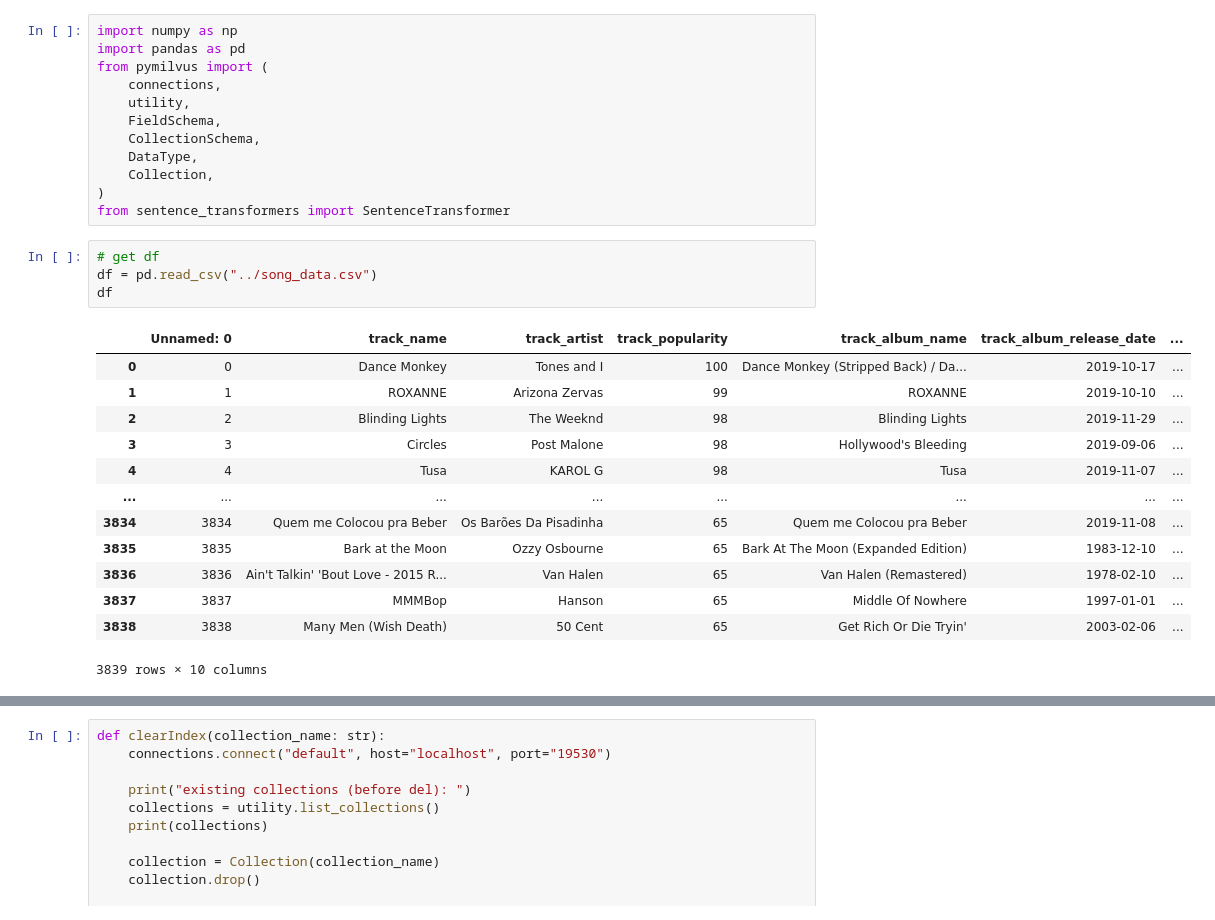
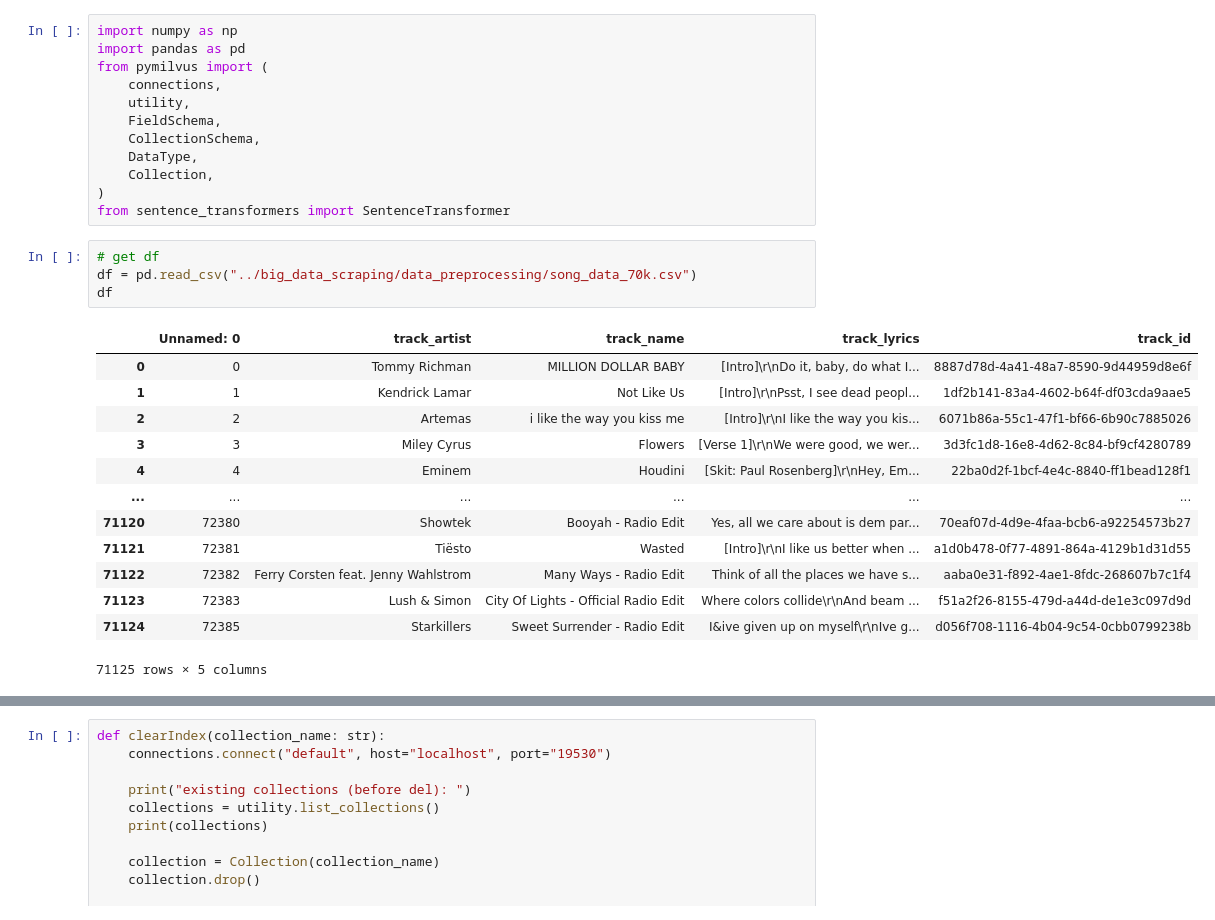
Before and after one commit to kirbs-btw/shuffle.ai, a Jupyter notebook: song_data/data_ingestion/data_ingestion.ipynb, the cells around one changed output, grey strips where cells are left out. Drawn from its saved outputs; the diff is of its cells as text.

Commit message:
data ingestion

```diff
--- a/song_data/data_ingestion/data_ingestion.ipynb
+++ b/song_data/data_ingestion/data_ingestion.ipynb
@@ -16,22 +16,22 @@ from pymilvus import (
 from sentence_transformers import SentenceTransformer
 # %%
 # get df
-df = pd.read_csv("../song_data.csv")
+df = pd.read_csv("../big_data_scraping/data_preprocessing/song_data_70k.csv")
 df
 # %% [output]
-|  | Unnamed: 0 | track_name | track_artist | track_popularity | track_album_name | track_album_release_date | ... |
-| 0 | 0 | Dance Monkey | Tones and I | 100 | Dance Monkey (Stripped Back) / Da... | 2019-10-17 | ... |
-| 1 | 1 | ROXANNE | Arizona Zervas | 99 | ROXANNE | 2019-10-10 | ... |
-| 2 | 2 | Blinding Lights | The Weeknd | 98 | Blinding Lights | 2019-11-29 | ... |
-| 3 | 3 | Circles | Post Malone | 98 | Hollywood's Bleeding | 2019-09-06 | ... |
-| 4 | 4 | Tusa | KAROL G | 98 | Tusa | 2019-11-07 | ... |
-| ... | ... | ... | ... | ... | ... | ... | ... |
-| 3834 | 3834 | Quem me Colocou pra Beber | Os Barões Da Pisadinha | 65 | Quem me Colocou pra Beber | 2019-11-08 | ... |
-| 3835 | 3835 | Bark at the Moon | Ozzy Osbourne | 65 | Bark At The Moon (Expanded Edition) | 1983-12-10 | ... |
-| 3836 | 3836 | Ain't Talkin' 'Bout Love - 2015 R... | Van Halen | 65 | Van Halen (Remastered) | 1978-02-10 | ... |
-| 3837 | 3837 | MMMBop | Hanson | 65 | Middle Of Nowhere | 1997-01-01 | ... |
-| 3838 | 3838 | Many Men (Wish Death) | 50 Cent | 65 | Get Rich Or Die Tryin' | 2003-02-06 | ... |
+|  | Unnamed: 0 | track_artist | track_name | track_lyrics | track_id |
+| 0 | 0 | Tommy Richman | MILLION DOLLAR BABY | [Intro]\r\nDo it, baby, do what I... | 8887d78d-4a41-48a7-8590-9d44959d8e6f |
+| 1 | 1 | Kendrick Lamar | Not Like Us | [Intro]\r\nPsst, I see dead peopl... | 1df2b141-83a4-4602-b64f-df03cda9aae5 |
+| 2 | 2 | Artemas | i like the way you kiss me | [Intro]\r\nI like the way you kis... | 6071b86a-55c1-47f1-bf66-6b90c7885026 |
+| 3 | 3 | Miley Cyrus | Flowers | [Verse 1]\r\nWe were good, we wer... | 3d3fc1d8-16e8-4d62-8c84-bf9cf4280789 |
+| 4 | 4 | Eminem | Houdini | [Skit: Paul Rosenberg]\r\nHey, Em... | 22ba0d2f-1bcf-4e4c-8840-ff1bead128f1 |
+| ... | ... | ... | ... | ... | ... |
+| 71120 | 72380 | Showtek | Booyah - Radio Edit | Yes, all we care about is dem par... | 70eaf07d-4d9e-4faa-bcb6-a92254573b27 |
+| 71121 | 72381 | Tiësto | Wasted | [Intro]\r\nI like us better when ... | a1d0b478-0f77-4891-864a-4129b1d31d55 |
+| 71122 | 72382 | Ferry Corsten feat. Jenny Wahlstrom | Many Ways - Radio Edit | Think of all the places we have s... | aaba0e31-f892-4ae1-8fdc-268607b7c1f4 |
+| 71123 | 72383 | Lush & Simon | City Of Lights - Official Radio Edit | Where colors collide\r\nAnd beam ... | f51a2f26-8155-479d-a44d-de1e3c097d9d |
+| 71124 | 72385 | Starkillers | Sweet Surrender - Radio Edit | I&ive given up on myself\r\nIve g... | d056f708-1116-4b04-9c54-0cbb0799238b |
-3839 rows × 10 columns
+71125 rows × 5 columns
 # %%
 # setup milvus components
 
```
Also changed, not shown: parts of 2 cells of this notebook.
